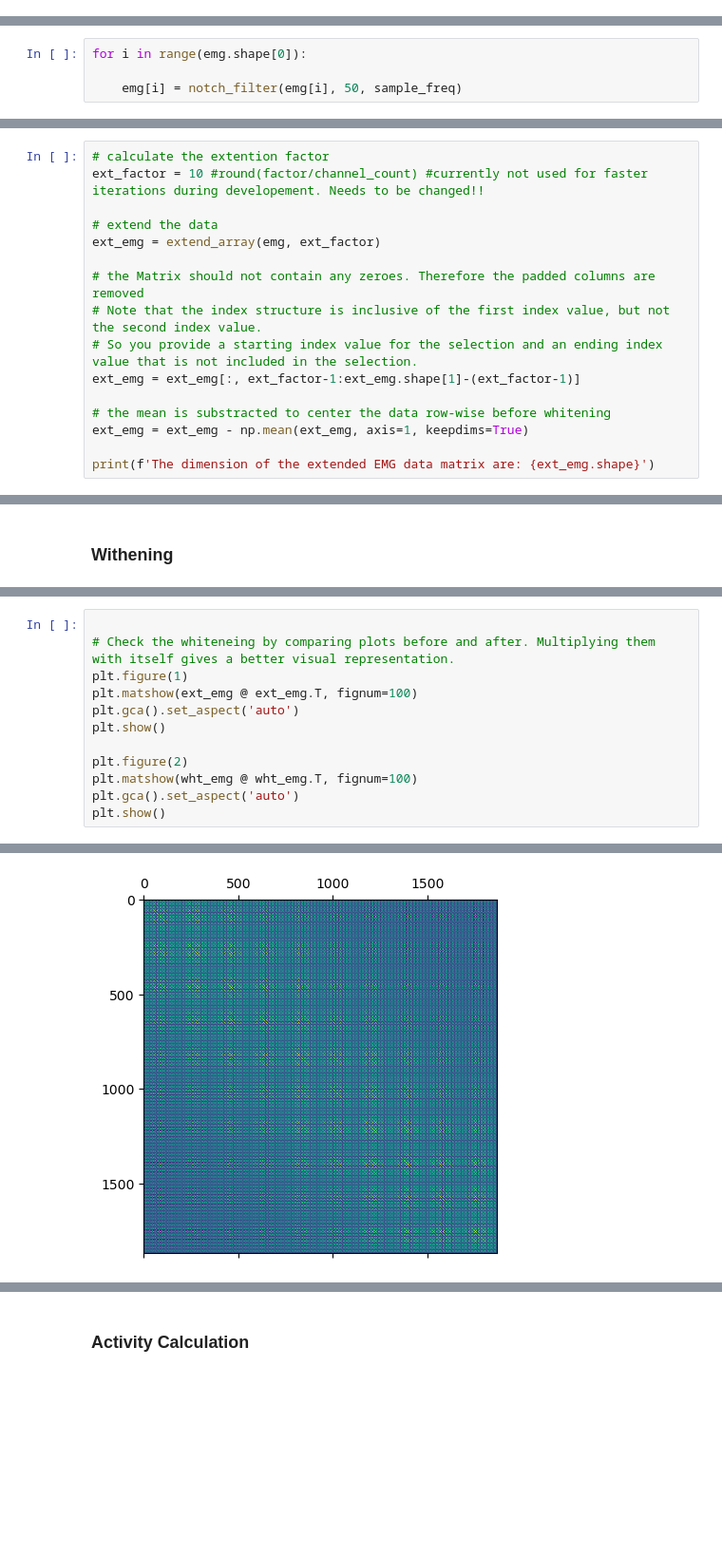
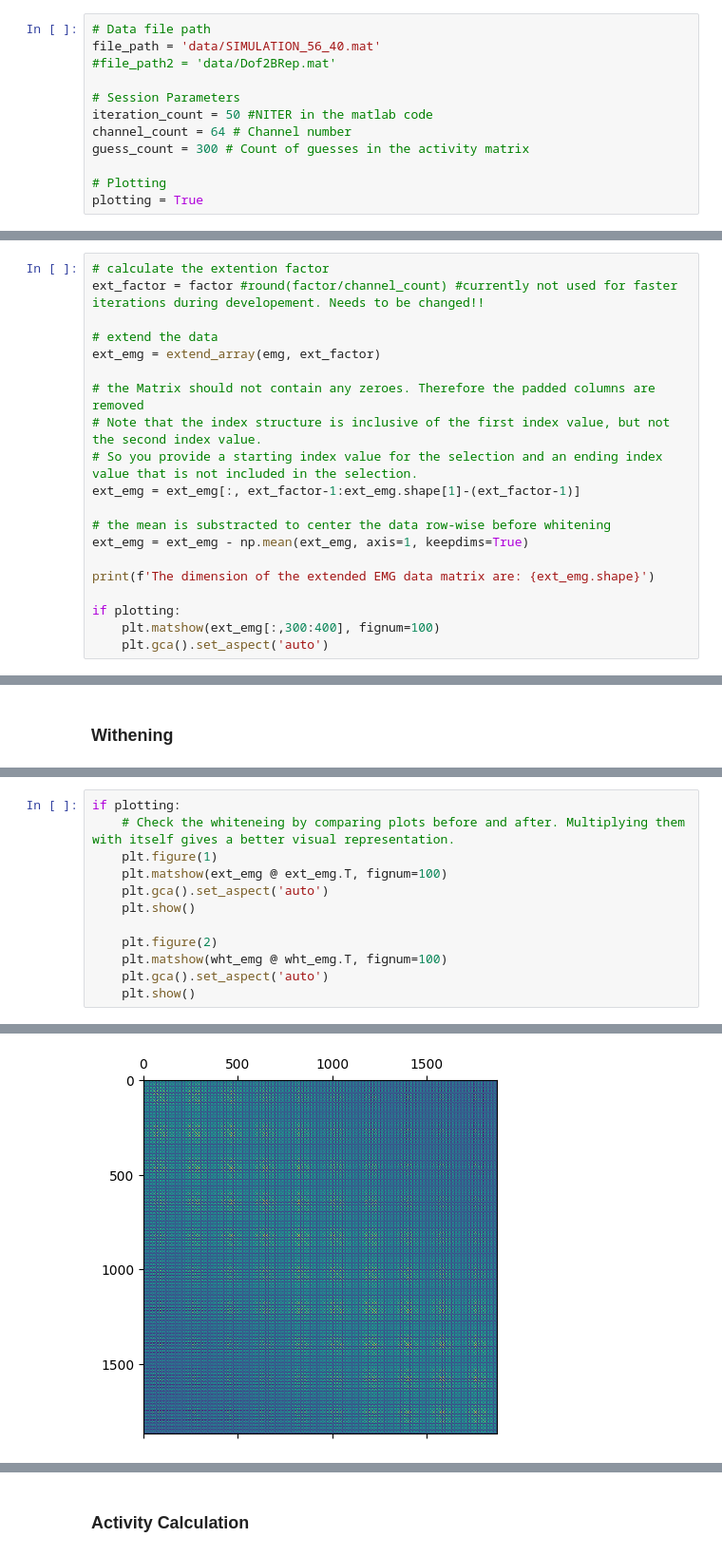
Before and after one commit to DanielFasel/realtime-emg-batch-decomposition, a Jupyter notebook: calibrationAlgorithm.ipynb, the cells around one changed output, grey strips where cells are left out. Shown at 95% size. Saved outputs shown, nothing was run; the diff lists cells and outputs as text; blank space fills up the shorter version.

```diff
--- a/calibrationAlgorithm.ipynb
+++ b/calibrationAlgorithm.ipynb
@@ -90 +87,13 @@ def concatenate_matrices_horizontal(matrix1, matrix2):
+# %%
+# Data file path
+file_path = 'data/SIMULATION_56_40.mat'
+#file_path2 = 'data/Dof2BRep.mat'
+
+# Session Parameters
+iteration_count = 50 #NITER in the matlab code
+channel_count = 64 # Channel number
+guess_count = 300 # Count of guesses in the activity matrix
+
+# Plotting
+plotting = True
 # %% [markdown]
@@ -152,4 +160,0 @@ The sample frequency is: 4096
-# %%
-for i in range(emg.shape[0]):
-
-    emg[i] = notch_filter(emg[i], 50, sample_freq)
@@ -171,7 +172,7 @@ It can be summarized to the following steps:
 ### Data Extension
 # %%
 # calculate the extention factor
-ext_factor = 10 #round(factor/channel_count) #currently not used for faster iterations during developement. Needs to be changed!!
+ext_factor = factor #round(factor/channel_count) #currently not used for faster iterations during developement. Needs to be changed!!
 
 # extend the data
 ext_emg = extend_array(emg, ext_factor)
@@ -185,5 +186,9 @@ ext_emg = ext_emg[:, ext_factor-1:ext_emg.shape[1]-(ext_factor-1)]
 ext_emg = ext_emg - np.mean(ext_emg, axis=1, keepdims=True)
 
 print(f'The dimension of the extended EMG data matrix are: {ext_emg.shape}')
+
+if plotting:
+    plt.matshow(ext_emg[:,300:400], fignum=100)
+    plt.gca().set_aspect('auto')
 # %% [output]
 The dimension of the extended EMG data matrix are: (1870, 122871)
@@ -257,16 +215,16 @@ print(wht_emg.shape)
 # %%
+if plotting:
+    # Check the whiteneing by comparing plots before and after. Multiplying them with itself gives a better visual representation.
+    plt.figure(1)
+    plt.matshow(ext_emg @ ext_emg.T, fignum=100)
+    plt.gca().set_aspect('auto')
+    plt.show()
 
-# Check the whiteneing by comparing plots before and after. Multiplying them with itself gives a better visual representation.
-plt.figure(1)
-plt.matshow(ext_emg @ ext_emg.T, fignum=100)
-plt.gca().set_aspect('auto')
-plt.show()
-
-plt.figure(2)
-plt.matshow(wht_emg @ wht_emg.T, fignum=100)
-plt.gca().set_aspect('auto')
-plt.show()
+    plt.figure(2)
+    plt.matshow(wht_emg @ wht_emg.T, fignum=100)
+    plt.gca().set_aspect('auto')
+    plt.show()
 # %% [output]
 <Figure size 640x480 with 0 Axes>
-[figure, old version]
+[figure, new version]
 <Figure size 640x480 with 0 Axes>
```
Also changed, not shown: parts of 34 cells of this notebook, 2 other files.
